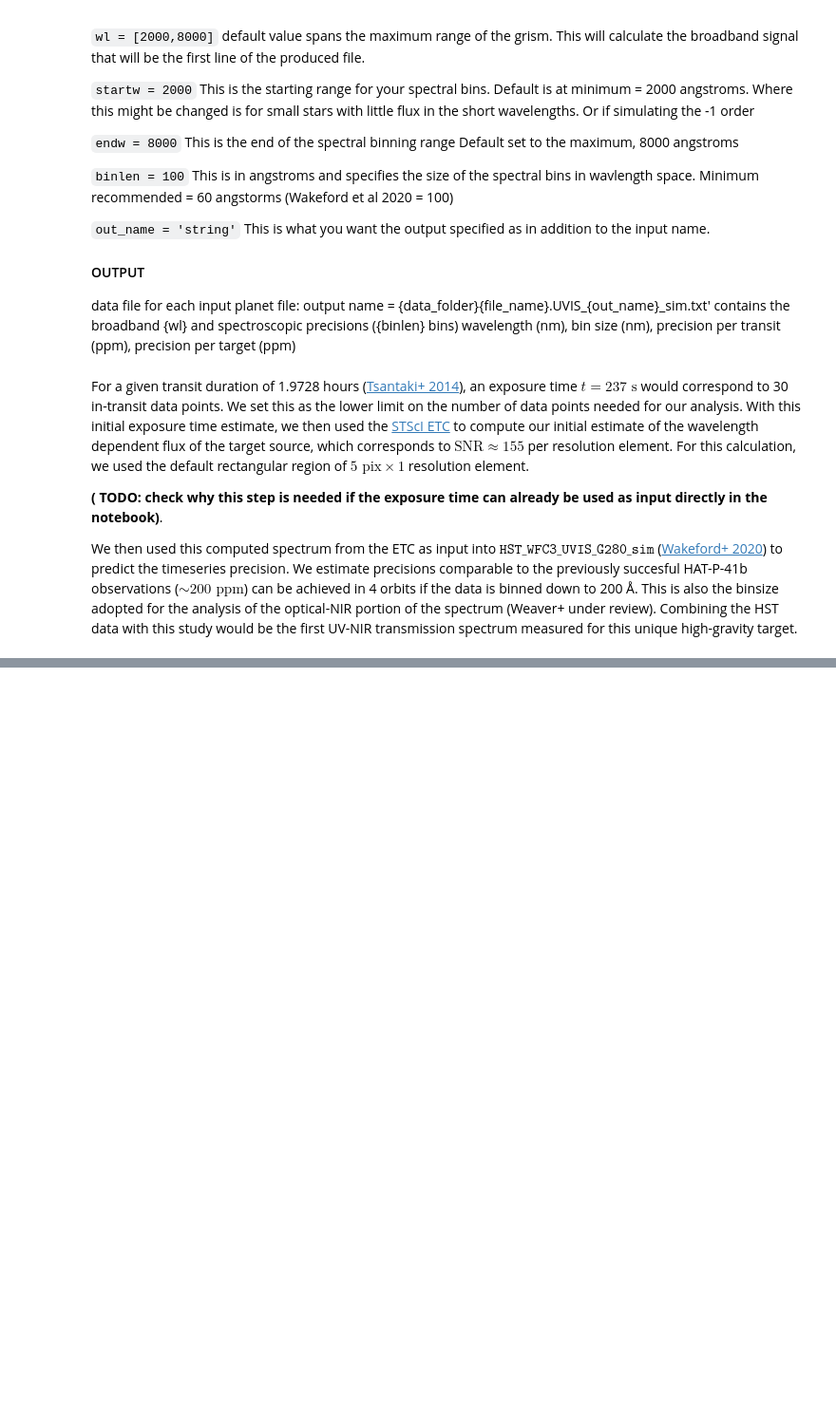
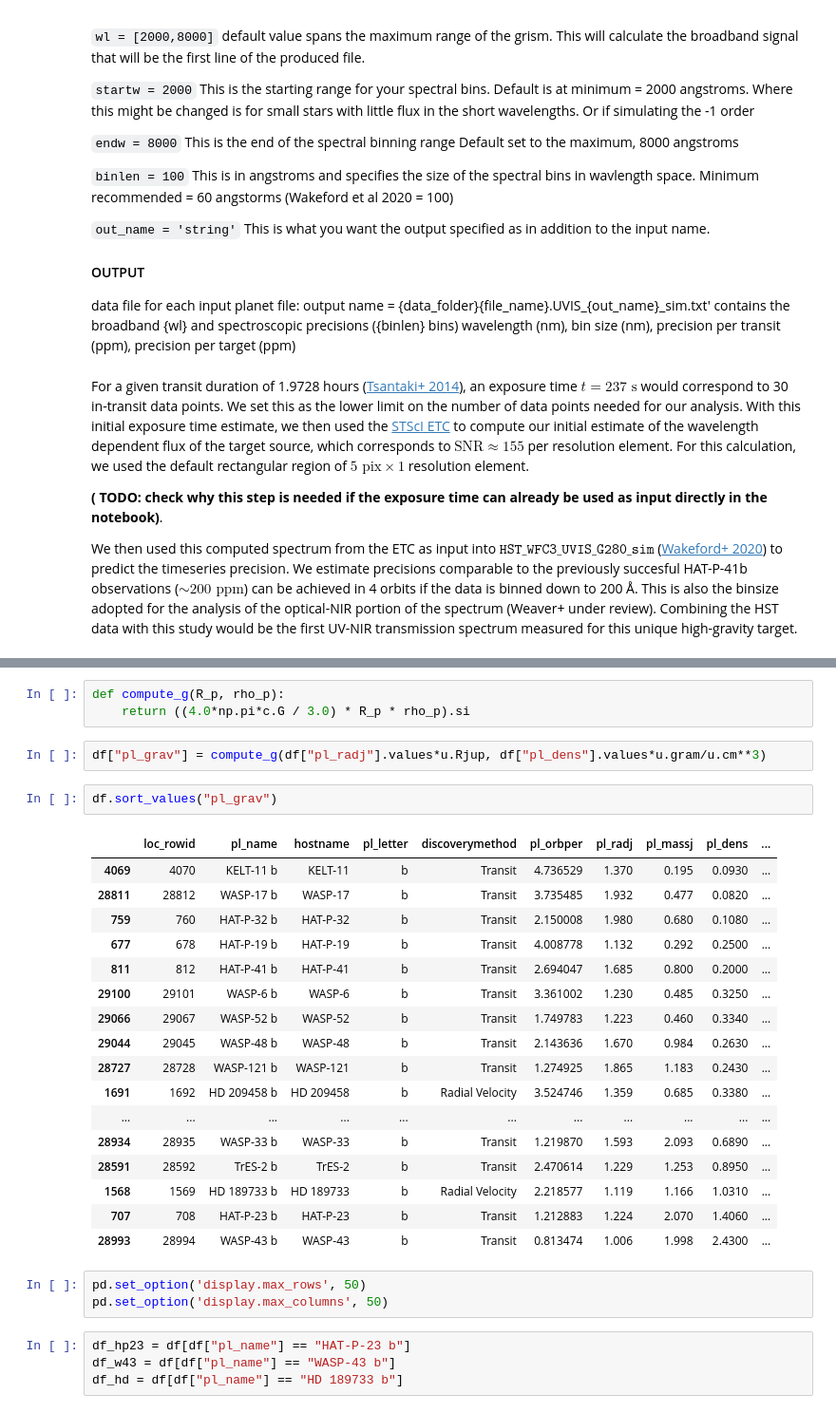
Before and after one commit to icweaver/HST_WFC3_UVIS_G280_sim, a Jupyter notebook: estimate_precision.ipynb, the cells around one changed output, grey strips where cells are left out. Shown: that part at 95% size. Cells and saved outputs as stored; diff of their text form; blank space fills up the shorter version.

```diff
--- a/estimate_precision.ipynb
+++ b/estimate_precision.ipynb
@@ -155,0 +247,32 @@ Data has been saved as:  H41_ETC_default.UVIS_20nm_transmission_sim.csv
+# %%
+def compute_g(R_p, rho_p):
+    return ((4.0*np.pi*c.G / 3.0) * R_p * rho_p).si
+# %%
+df["pl_grav"] = compute_g(df["pl_radj"].values*u.Rjup, df["pl_dens"].values*u.gram/u.cm**3)
+# %%
+df.sort_values("pl_grav")
+# %% [output]
+|  | loc_rowid | pl_name | hostname | pl_letter | discoverymethod | pl_orbper | pl_radj | pl_massj | pl_dens | ... |
+| 4069 | 4070 | KELT-11 b | KELT-11 | b | Transit | 4.736529 | 1.370 | 0.195 | 0.0930 | ... |
+| 28811 | 28812 | WASP-17 b | WASP-17 | b | Transit | 3.735485 | 1.932 | 0.477 | 0.0820 | ... |
+| 759 | 760 | HAT-P-32 b | HAT-P-32 | b | Transit | 2.150008 | 1.980 | 0.680 | 0.1080 | ... |
+| 677 | 678 | HAT-P-19 b | HAT-P-19 | b | Transit | 4.008778 | 1.132 | 0.292 | 0.2500 | ... |
+| 811 | 812 | HAT-P-41 b | HAT-P-41 | b | Transit | 2.694047 | 1.685 | 0.800 | 0.2000 | ... |
+| 29100 | 29101 | WASP-6 b | WASP-6 | b | Transit | 3.361002 | 1.230 | 0.485 | 0.3250 | ... |
+| 29066 | 29067 | WASP-52 b | WASP-52 | b | Transit | 1.749783 | 1.223 | 0.460 | 0.3340 | ... |
+| 29044 | 29045 | WASP-48 b | WASP-48 | b | Transit | 2.143636 | 1.670 | 0.984 | 0.2630 | ... |
+| 28727 | 28728 | WASP-121 b | WASP-121 | b | Transit | 1.274925 | 1.865 | 1.183 | 0.2430 | ... |
+| 1691 | 1692 | HD 209458 b | HD 209458 | b | Radial Velocity | 3.524746 | 1.359 | 0.685 | 0.3380 | ... |
+| ... | ... | ... | ... | ... | ... | ... | ... | ... | ... | ... |
+| 28934 | 28935 | WASP-33 b | WASP-33 | b | Transit | 1.219870 | 1.593 | 2.093 | 0.6890 | ... |
+| 28591 | 28592 | TrES-2 b | TrES-2 | b | Transit | 2.470614 | 1.229 | 1.253 | 0.8950 | ... |
+| 1568 | 1569 | HD 189733 b | HD 189733 | b | Radial Velocity | 2.218577 | 1.119 | 1.166 | 1.0310 | ... |
+| 707 | 708 | HAT-P-23 b | HAT-P-23 | b | Transit | 1.212883 | 1.224 | 2.070 | 1.4060 | ... |
+| 28993 | 28994 | WASP-43 b | WASP-43 | b | Transit | 0.813474 | 1.006 | 1.998 | 2.4300 | ... |
+# %%
+pd.set_option('display.max_rows', 50)
+pd.set_option('display.max_columns', 50)
+# %%
+df_hp23 = df[df["pl_name"] == "HAT-P-23 b"]
+df_w43 = df[df["pl_name"] == "WASP-43 b"]
+df_hd = df[df["pl_name"] == "HD 189733 b"]
```
Also changed, not shown: parts of 8 cells of this notebook, 8 other files.
